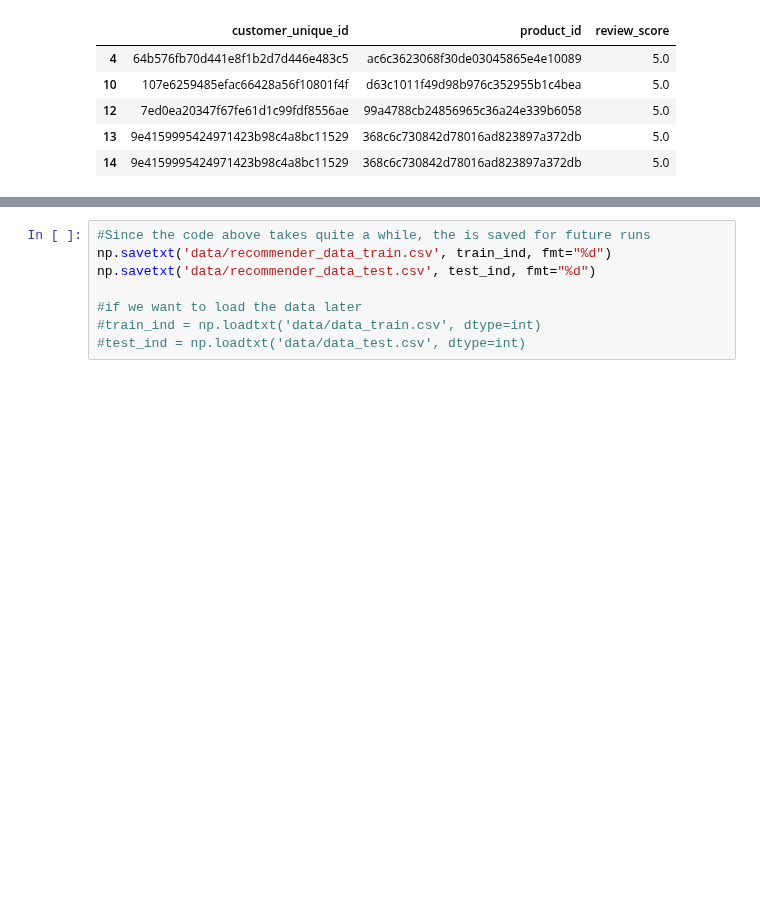
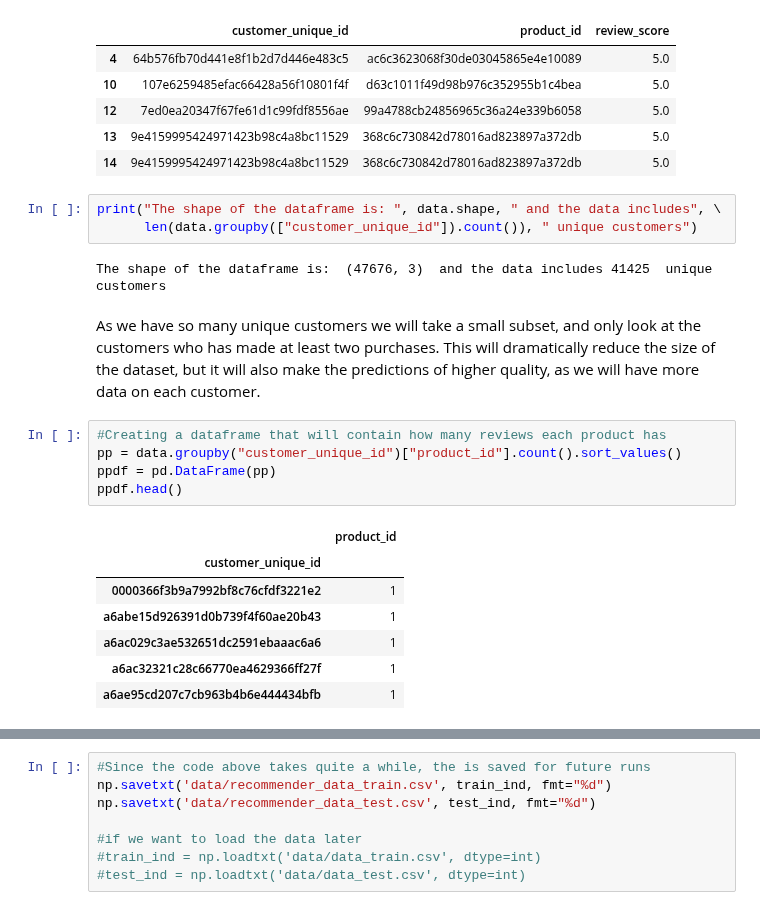
Before and after one commit to MotzWanted/Business_Analytics_Olist, a Jupyter notebook: phase2/Pahse2_recommender_systems.ipynb, the cells around one changed output, grey strips where cells are left out. Saved outputs shown, nothing was run; the diff lists cells and outputs as text; blank space fills up the shorter version.

```diff
--- a/phase2/Pahse2_recommender_systems.ipynb
+++ b/phase2/Pahse2_recommender_systems.ipynb
@@ -447,3 +451,23 @@ data.head()
 | 12 | 7ed0ea20347f67fe61d1c99fdf8556ae | 99a4788cb24856965c36a24e339b6058 | 5.0 |
 | 13 | 9e4159995424971423b98c4a8bc11529 | 368c6c730842d78016ad823897a372db | 5.0 |
 | 14 | 9e4159995424971423b98c4a8bc11529 | 368c6c730842d78016ad823897a372db | 5.0 |
+# %%
+print("The shape of the dataframe is: ", data.shape, " and the data includes", \
+      len(data.groupby(["customer_unique_id"]).count()), " unique customers")
+# %% [output]
+The shape of the dataframe is:  (47676, 3)  and the data includes 41425  unique customers
+# %% [markdown]
+As we have so many unique customers we will take a small subset, and only look at the customers who has made at least two purchases. This will dramatically reduce the size of the dataset, but it will also make the predictions of higher quality, as we will have more data on each customer.
+# %%
+#Creating a dataframe that will contain how many reviews each product has
+pp = data.groupby("customer_unique_id")["product_id"].count().sort_values()
+ppdf = pd.DataFrame(pp)
+ppdf.head()
+# %% [output]
+|  | product_id |
+| customer_unique_id |  |
+| 0000366f3b9a7992bf8c76cfdf3221e2 | 1 |
+| a6abe15d926391d0b739f4f60ae20b43 | 1 |
+| a6ac029c3ae532651dc2591ebaaac6a6 | 1 |
+| a6ac32321c28c66770ea4629366ff27f | 1 |
+| a6ae95cd207c7cb963b4b6e444434bfb | 1 |
```
Also changed, not shown: parts of 73 cells of this notebook.
